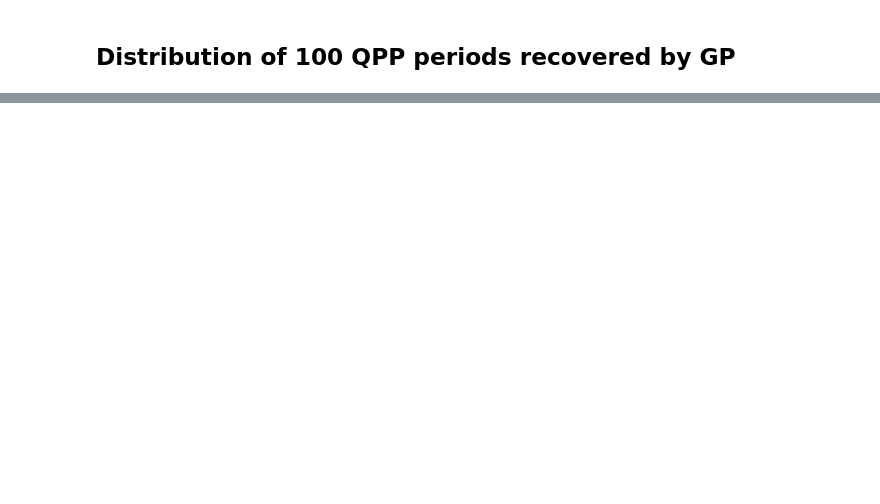
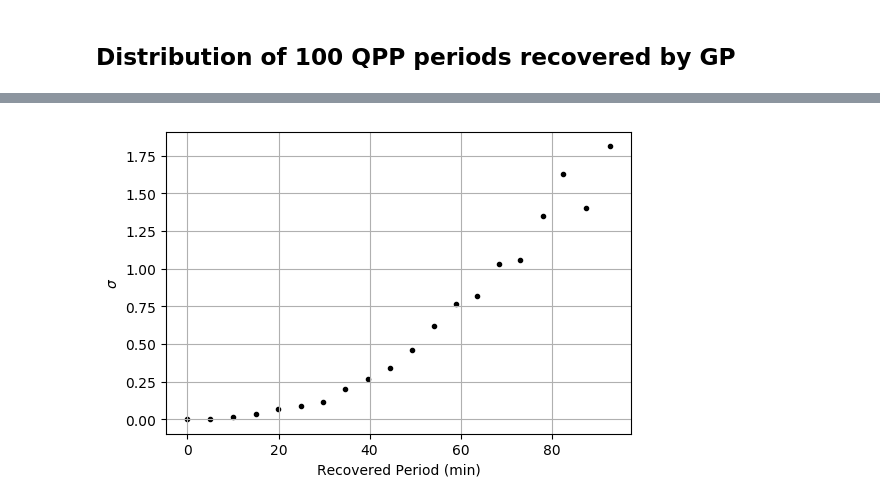
Before and after one commit to RileyWClarke/QPP-GP, a Jupyter notebook: QPP-GP.ipynb, the cells around one changed output, grey strips where cells are left out. Saved outputs shown, nothing was run; the diff lists cells and outputs as text; code cells hidden in the pictures; blank space fills up the shorter version.

```diff
--- a/QPP-GP.ipynb
+++ b/QPP-GP.ipynb
@@ -215,0 +295,8 @@ STD: 0.32597380053
+# %%
+plt.scatter(mean_arr,sig_arr,color="k",marker=".")
+
+plt.xlabel("Recovered Period (min)")
+plt.ylabel(r"$\sigma$")
+plt.grid()
+# %% [output]
+[figure, added]
```
Also changed, not shown: parts of 10 cells of this notebook, 2 other files.
